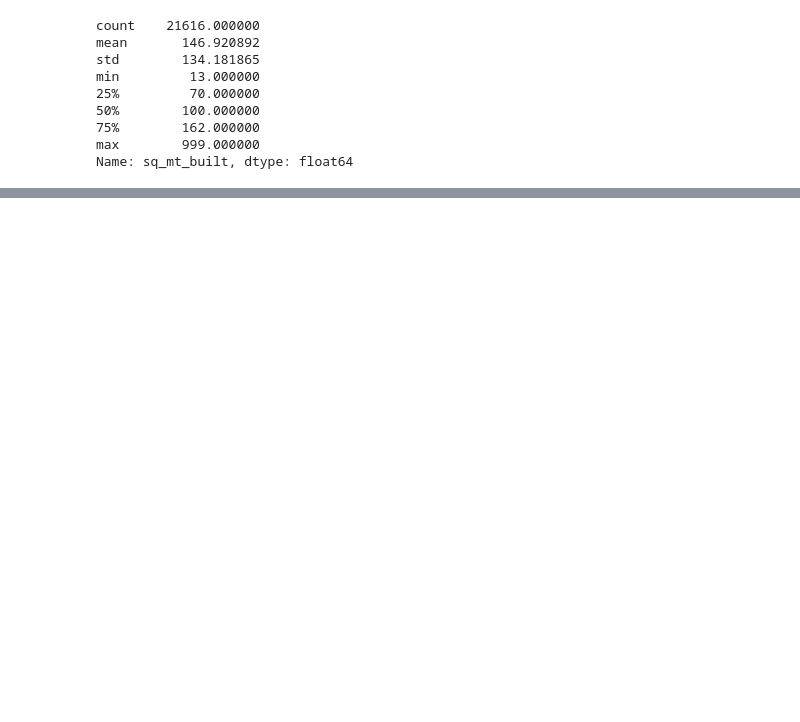
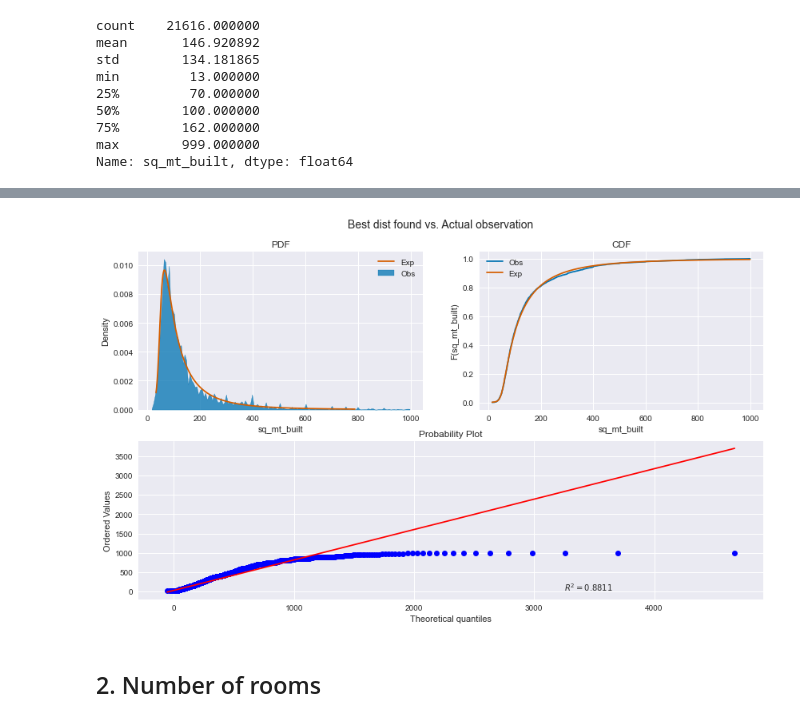
Before and after one commit to gerardovitale/real-estate-statistical-analysis, a Jupyter notebook: data_exploration.ipynb, the cells around one changed output, grey strips where cells are left out. Drawn from its saved outputs; the diff is of its cells as text; code cells hidden in the pictures; blank space fills up the shorter version.

```diff
--- a/data_exploration.ipynb
+++ b/data_exploration.ipynb
@@ -65,0 +150,3 @@ thinkplot.Config(xlabel='sq_mt_built',
+# %%
+test_results = find_best_fit_based_ks(sq_mt_built.values)
+test_results
@@ -65,0 +161,12 @@ thinkplot.Config(xlabel='sq_mt_built',
+# %%
+test_results['d_crit_value'] = 1.36/np.sqrt(sq_mt_built.shape[0])
+
+x_sorted = sq_mt_built.sort_values().values
+pdf_x, pdf_y = calculate_pdf(distribution_name=test_results['distribution'],
+                             params=test_results['params'],
+                             size=sq_mt_built.shape[0])
+edf = calculate_edf(data=sq_mt_built.values)
+cdf = calculate_cdf(data=x_sorted,
+                    distribution_name=test_results['distribution'],
+                    params=test_results['params'])
+pdf = pd.Series(pdf_x, pdf_y)
@@ -65,0 +180,30 @@ thinkplot.Config(xlabel='sq_mt_built',
+# %%
+_ = plt.figure(figsize=(14,8))
+plt.suptitle('Best dist found vs. Actual observation',
+             fontsize=14, y=0.95,
+             horizontalalignment='center')
+
+plt.subplot(2,2,1)
+sns.histplot(sq_mt_built, stat='density', discrete=False,
+             element='poly', label='Obs', color=colors[0])
+sns.lineplot(x=pdf_x, y=pdf_y, label='Exp', color=colors[3])
+plt.title('PDF')
+plt.legend()
+
+plt.subplot(2,2,2)
+sns.lineplot(x=x_sorted, y=edf, label='Obs', color=colors[0]) # --> linewidth=4
+sns.lineplot(x=x_sorted, y=cdf, label='Exp', color=colors[3])
+plt.title('CDF')
+plt.xlabel('sq_mt_built')
+plt.ylabel('F(sq_mt_built)')
+plt.legend()
+
+plt.subplot(2,1,2)
+a, b = stats.probplot(sq_mt_built,
+                      sparams=test_results['params'],
+                      dist=test_results['distribution'],
+                      fit=True, plot=plt, rvalue=True)
+# %% [output]
+[figure, added]
+# %% [markdown]
+## 2. Number of rooms
```
Also changed, not shown: parts of 32 cells of this notebook, 1 other file.
